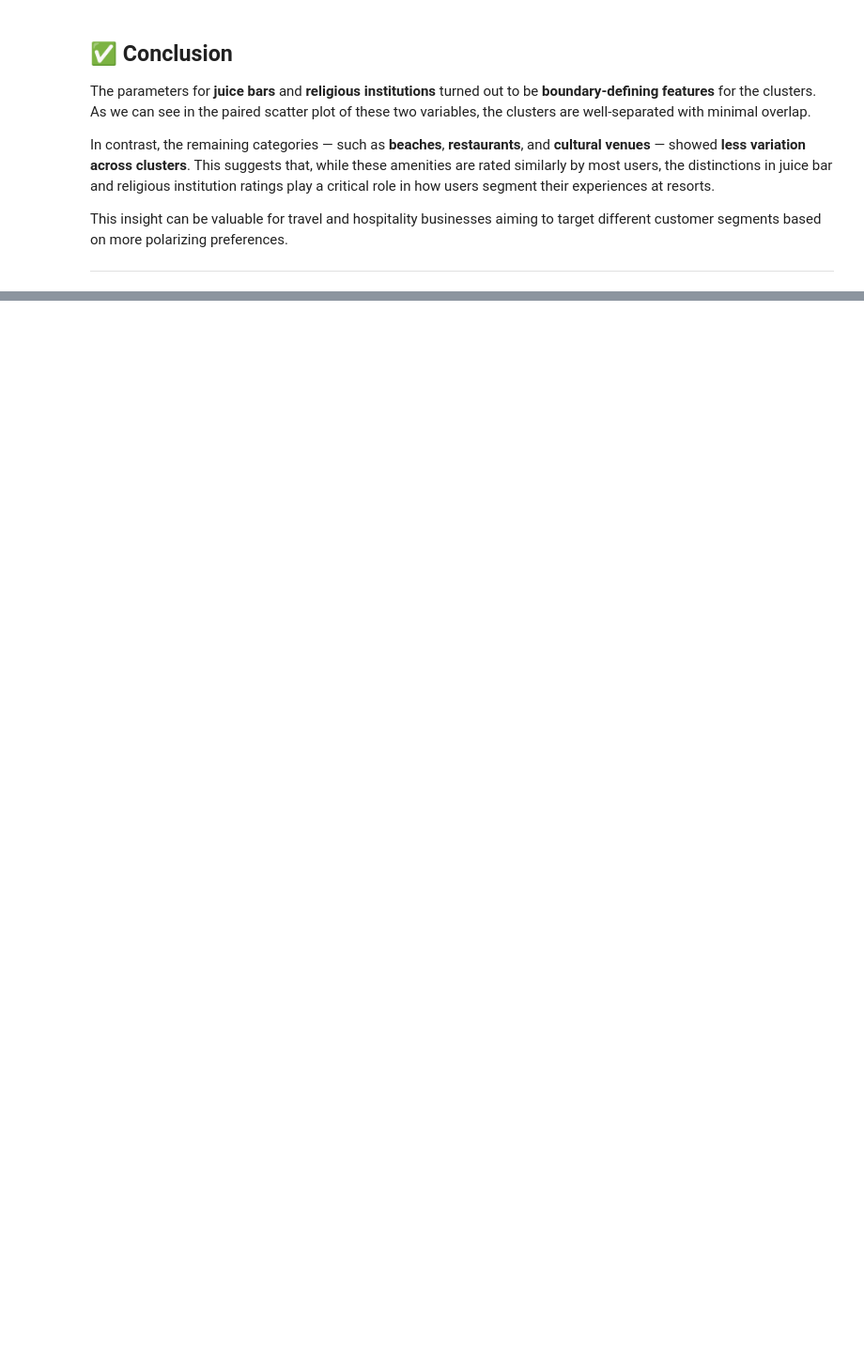
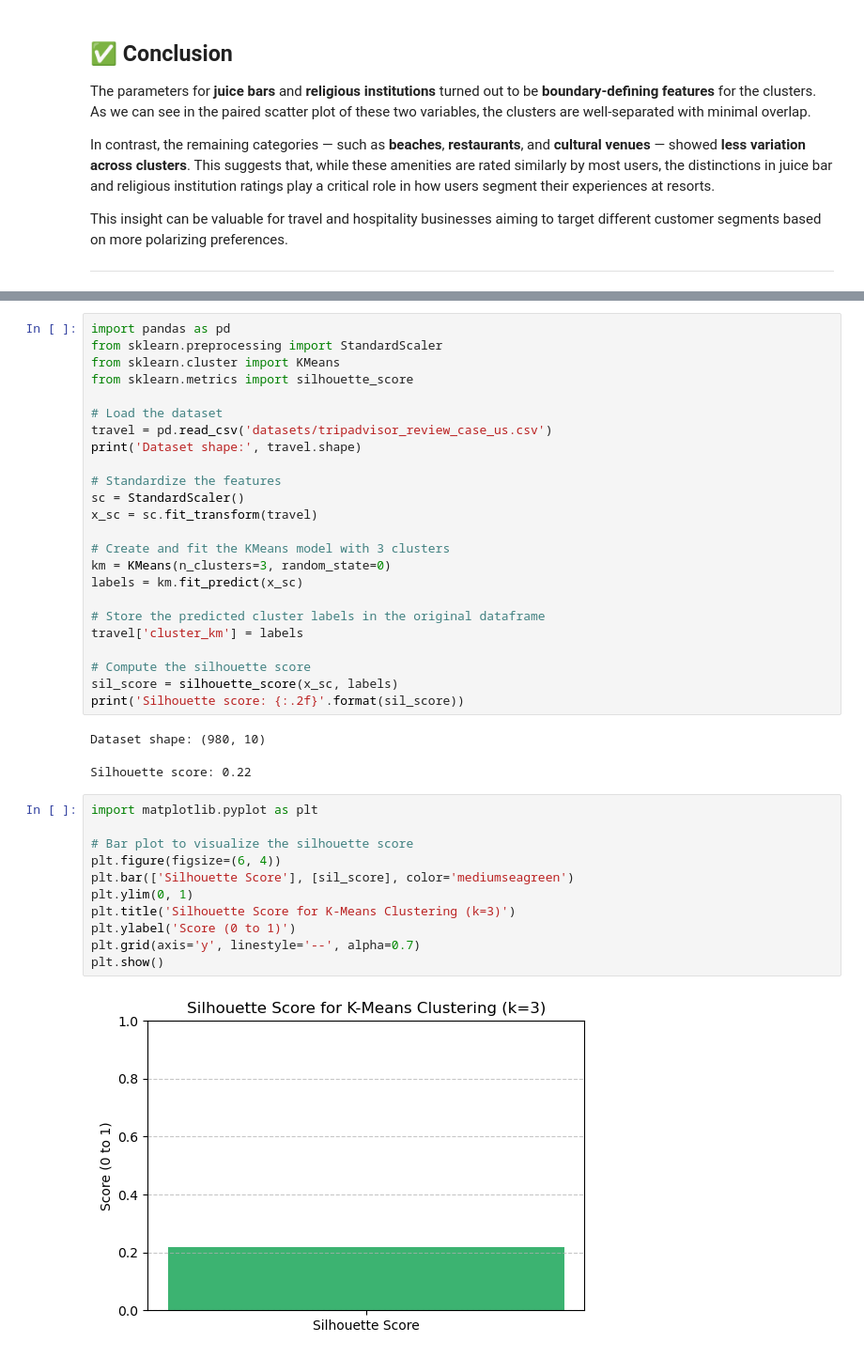
Before and after one commit to DanyHook/Tripadvisor-clustering, a Jupyter notebook: Clusters.ipynb, the cells around one changed output, grey strips where cells are left out. Shown at 94% size. Drawn from its saved outputs; the diff is of its cells as text; blank space fills up the shorter version.

Commit message:
Add updated clustering analysis and README introduction

```diff
--- a/Clusters.ipynb
+++ b/Clusters.ipynb
@@ -97,0 +106,40 @@ ___
+# %%
+import pandas as pd
+from sklearn.preprocessing import StandardScaler
+from sklearn.cluster import KMeans
+from sklearn.metrics import silhouette_score
+
+# Load the dataset
+travel = pd.read_csv('datasets/tripadvisor_review_case_us.csv')
+print('Dataset shape:', travel.shape)
+
+# Standardize the features
+sc = StandardScaler()
+x_sc = sc.fit_transform(travel)
+
+# Create and fit the KMeans model with 3 clusters
+km = KMeans(n_clusters=3, random_state=0)
+labels = km.fit_predict(x_sc)
+
+# Store the predicted cluster labels in the original dataframe
+travel['cluster_km'] = labels
+
+# Compute the silhouette score
+sil_score = silhouette_score(x_sc, labels)
+print('Silhouette score: {:.2f}'.format(sil_score))
+# %% [output]
+Dataset shape: (980, 10)
+Silhouette score: 0.22
+# %%
+import matplotlib.pyplot as plt
+
+# Bar plot to visualize the silhouette score
+plt.figure(figsize=(6, 4))
+plt.bar(['Silhouette Score'], [sil_score], color='mediumseagreen')
+plt.ylim(0, 1)
+plt.title('Silhouette Score for K-Means Clustering (k=3)')
+plt.ylabel('Score (0 to 1)')
+plt.grid(axis='y', linestyle='--', alpha=0.7)
+plt.show()
+# %% [output]
+[figure, added]
```
Also changed, not shown: parts of 2 cells of this notebook, 1 other file.
